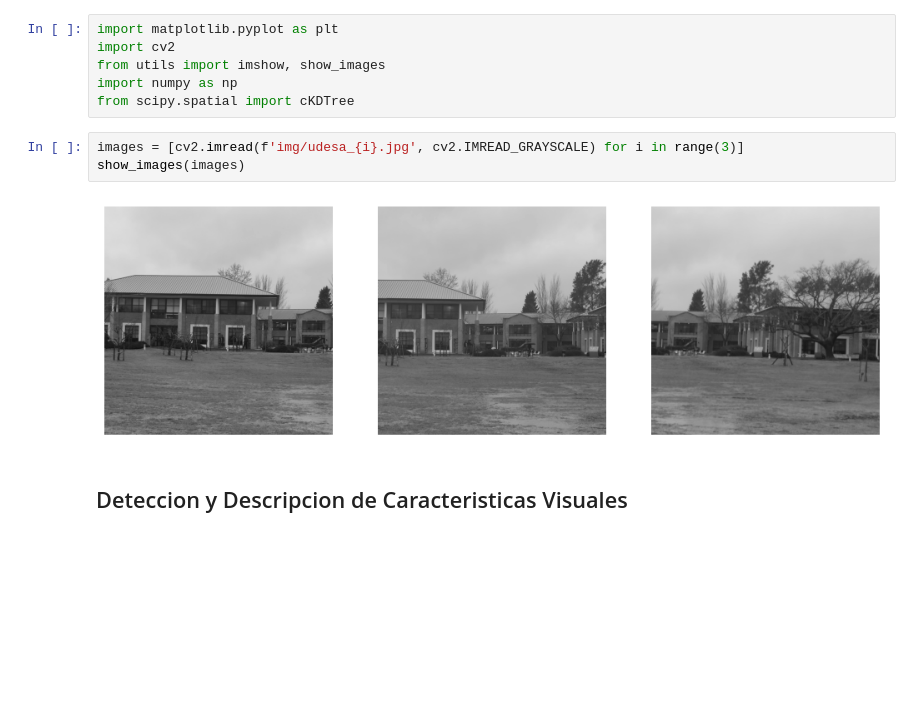
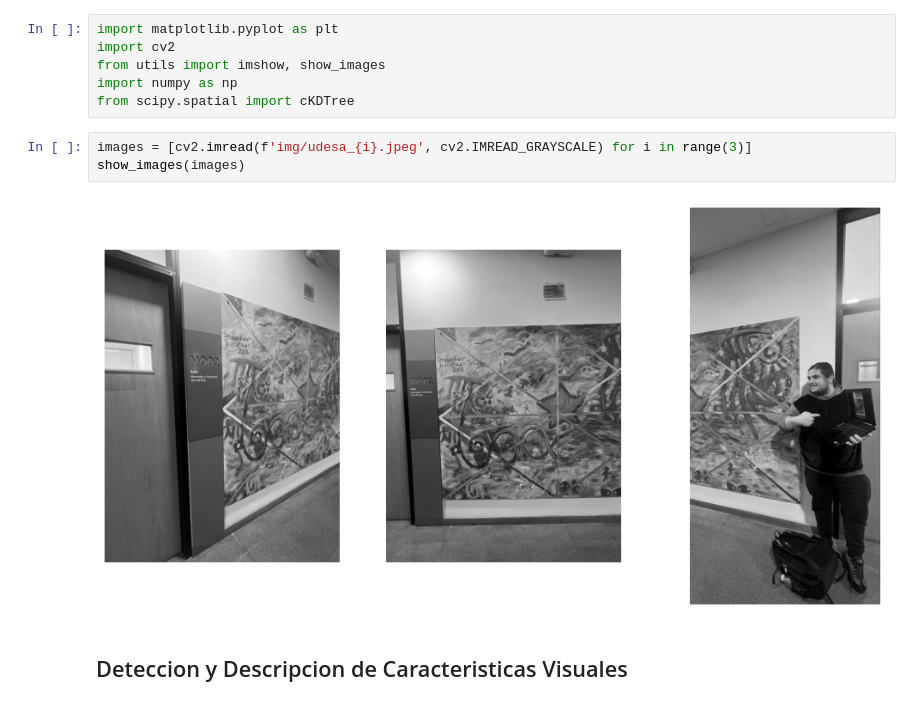
Before and after one commit to jerecoder/TP1-Vision, a Jupyter notebook: tp1.ipynb, the cells around one changed output. Saved outputs shown, nothing was run; the diff lists cells and outputs as text; blank space fills up the shorter version.

```diff
--- a/tp1.ipynb
+++ b/tp1.ipynb
@@ -7,10 +7,10 @@ from utils import imshow, show_images
 import numpy as np
 from scipy.spatial import cKDTree
 # %%
-images = [cv2.imread(f'img/udesa_{i}.jpg', cv2.IMREAD_GRAYSCALE) for i in range(3)]
+images = [cv2.imread(f'img/udesa_{i}.jpeg', cv2.IMREAD_GRAYSCALE) for i in range(3)]
 show_images(images)
 # %% [output]
-[figure, old version]
+[figure, new version]
 # %% [markdown]
 ## Deteccion y Descripcion de Caracteristicas Visuales
 # %%
```
Also changed, not shown: parts of 10 cells of this notebook.
